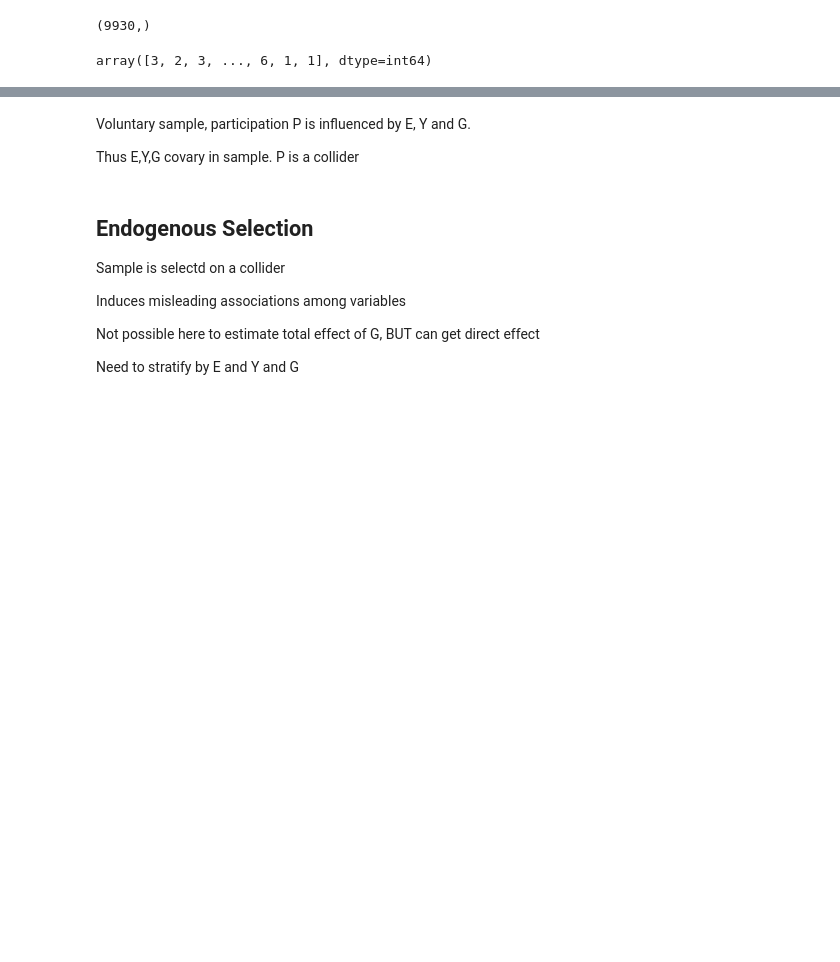
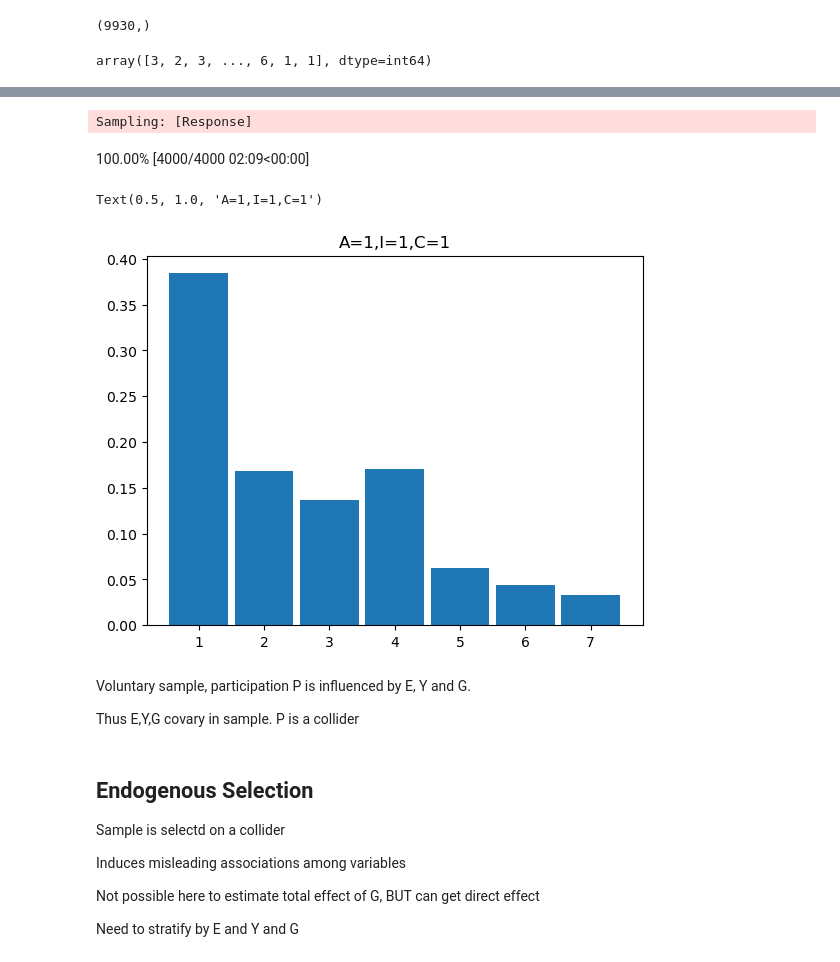
Before and after one commit to kpjmcg/Statistical-Rethinking-2023-Python-Notes, a Jupyter notebook: Lecture_11_2023.ipynb, the cells around one changed output, grey strips where cells are left out. Saved outputs shown, nothing was run; the diff lists cells and outputs as text; code cells hidden in the pictures; blank space fills up the shorter version.

```diff
--- a/Lecture_11_2023.ipynb
+++ b/Lecture_11_2023.ipynb
@@ -183,3 +219,19 @@ AttributeError: 'RandomGeneratorSharedVariable' object has no attribute 'shape'
+# %%
+with easy_trolley:
+    pm.set_data({'A':[1]*9930,
+                'I':[1]*9930,
+                'C':[1]*9930})
+
+    r_111 = pm.sample_posterior_predictive(easy_trace)
+# %% [output]
+Sampling: [Response]
+100.00% [4000/4000 02:09<00:00]
+# %%
+az.plot_dist(r_111.posterior_predictive.Response + 1)
+plt.title('A=1,I=1,C=1')
+# %% [output]
+Text(0.5, 1.0, 'A=1,I=1,C=1')
+[figure, added]
 # %% [markdown]
 Voluntary sample, participation P is influenced by E, Y and G.
 
```
Also changed, not shown: parts of 35 cells of this notebook.
